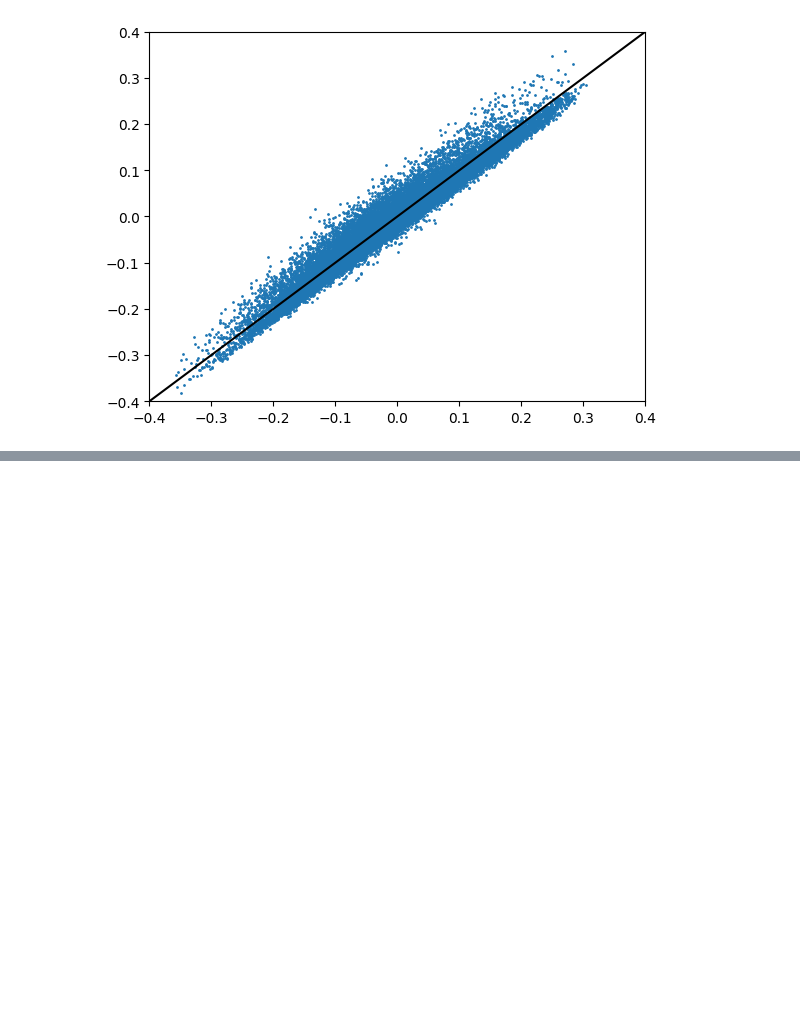
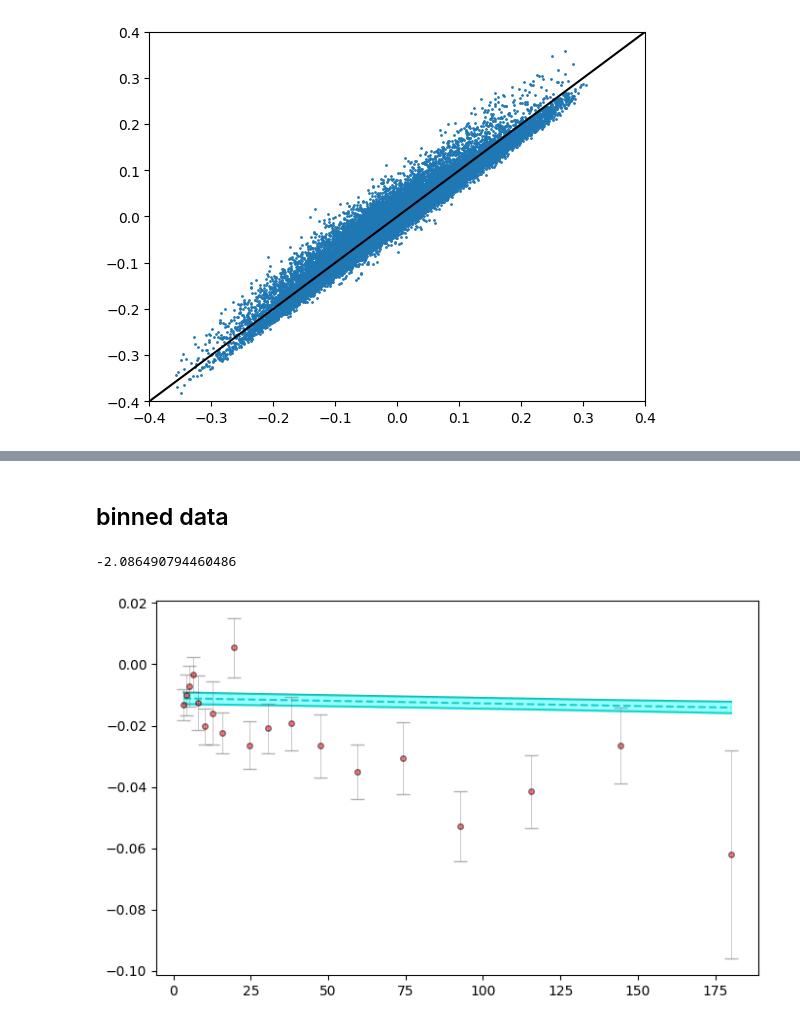
Before and after one commit to mrafifrbbn/thesis-research-2.0, a Jupyter notebook: experiments/experiment_007_richness_analysis/richness_plot.ipynb, the cells around one changed output, grey strips where cells are left out. Saved outputs shown, nothing was run; the diff lists cells and outputs as text; code cells hidden in the pictures; blank space fills up the shorter version.

```diff
--- a/experiments/experiment_007_richness_analysis/richness_plot.ipynb
+++ b/experiments/experiment_007_richness_analysis/richness_plot.ipynb
@@ -616,0 +703,69 @@ plt.ylim(-0.4, 0.4)
+# %% [markdown]
+## binned data
+# %%
+survey = "SDSS"
+method = "common_abc"
+
+# Load data
+df = pd.read_csv(f"../../data/foundation/logdist/smin_setting_1/fp_fit_method_0/{survey.lower()}.csv")
+df = df[df["Nr"] > 2]
+
+# Create richness bins
+richness_bins = np.logspace(-0.01, np.log10(200), 25)
+richness_bins_labels = range(1, len(richness_bins))
+
+# Median richness in each bin
+df['richness_bin'] = pd.cut(df['Nr'], richness_bins, labels=richness_bins_labels)
+richness_bins_middle = 0.5 * (richness_bins[1:] + richness_bins[:-1])
+logdist_binned_mean = df[['richness_bin', f"logdist_{method}"]].groupby(by='richness_bin', observed=False).median().values.ravel()
+logdist_binned_std = df[['richness_bin', f"logdist_{method}"]].groupby(by='richness_bin', observed=False).std().to_numpy().ravel()
+logdist_binned_stderr = df[['richness_bin', f"logdist_{method}"]].groupby(by='richness_bin', observed=False).std().to_numpy().ravel() / np.sqrt(df[['richness_bin', f"logdist_{method}"]].groupby(by='richness_bin', observed=False).count().to_numpy().ravel())
+
+# ODR fit
+ndata = len(df)
+x = richness_bins_middle
+y = logdist_binned_mean
+yerr = logdist_binned_stderr
+
+# Remove nans
+crit = ~np.isnan(y)
+x = x[crit]
+y = y[crit]
+yerr = yerr[crit]
+
+# ODR stuff
+linear = Model(f)
+mydata = RealData(x=df["Nr"].to_numpy(), y=df[f"logdist_{method}"].to_numpy(), sy=df[f"logdist_err_{method}"].to_numpy())
+myodr = ODR(mydata, linear, beta0=[0.0, 0.0])
+myoutput = myodr.run()
+m_pred, b_pred = myoutput.beta
+
+# Create MC sample
+n_trial = 10000
+m_trial, b_trial = np.random.multivariate_normal(myoutput.beta, myoutput.cov_beta * myoutput.res_var, n_trial).T
+
+x_trial = np.linspace(x.min(), x.max(), 1000)
+y_trial = m_trial.reshape(-1, 1) * x_trial + b_trial.reshape(-1, 1)
+y_pred = m_pred * x_trial + b_pred
+y_lower = np.quantile(y_trial, q=0.16, axis=0)
+y_upper = np.quantile(y_trial, q=0.84, axis=0)
+
+# Actual data + error bars
+fig, ax = plt.subplots(figsize=(8, 5))
+ax.errorbar(x, y, yerr=yerr, fmt='o', ms=4, capsize=5, elinewidth=0.5, ecolor='dimgrey', mec='k', mfc='red', alpha=0.5, zorder=3)
+
+# Prediction + confidence intervals
+ax.plot(x_trial, y_pred, c='lightseagreen', ls="--", zorder=2)
+ax.plot(x_trial, y_upper, c='lightseagreen', ls="-", zorder=2)
+ax.plot(x_trial, y_lower, c='lightseagreen', ls="-", zorder=2)
+ax.fill_between(x_trial, y1=y_lower, y2=y_upper, color='cyan', alpha=0.4, zorder=2)
+# ax.set_xscale("log")
+
+m_mean = m_pred
+m_std = np.std(m_trial)
+m_stderr = m_std / np.sqrt(len(m_trial))
+
+m_mean / m_std
+# %% [output]
+-2.086490794460486
+[figure, added]
```
Also changed, not shown: parts of 5 cells of this notebook, 41 other files.
